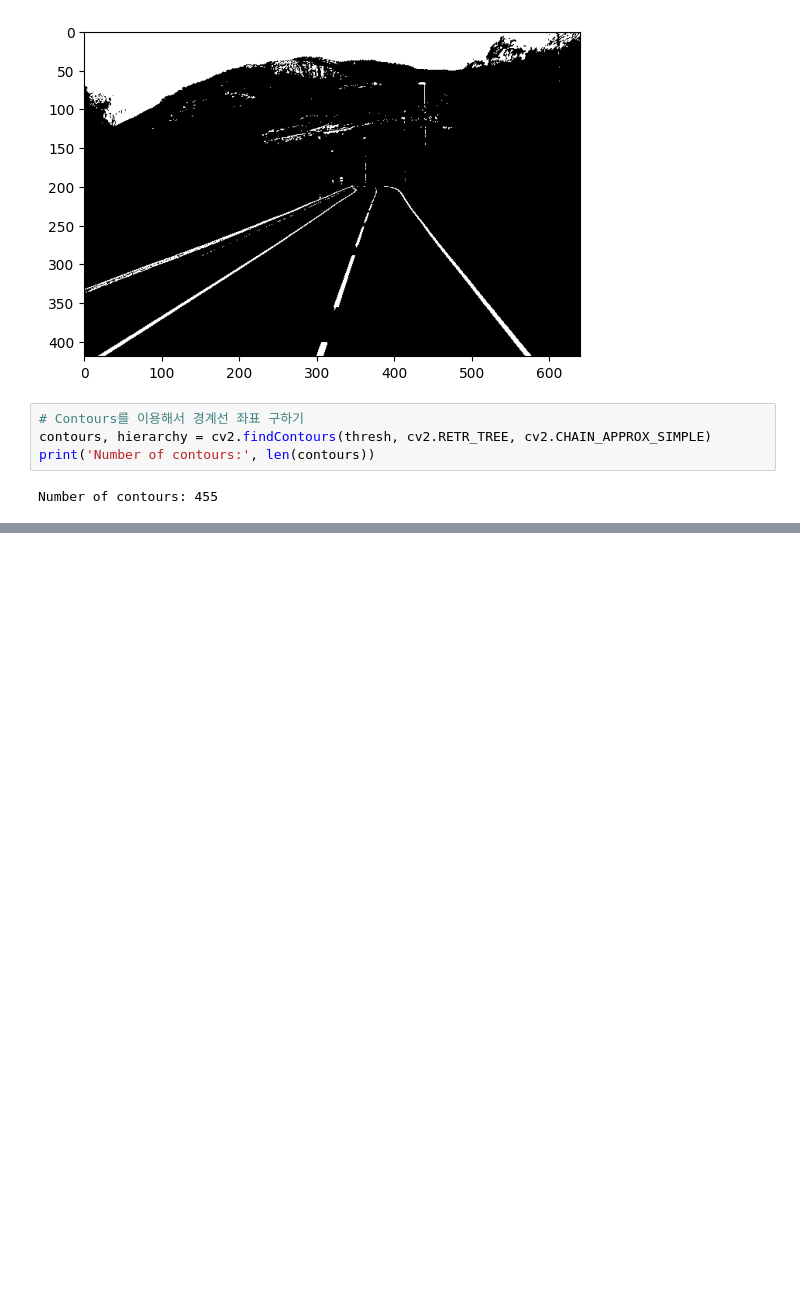
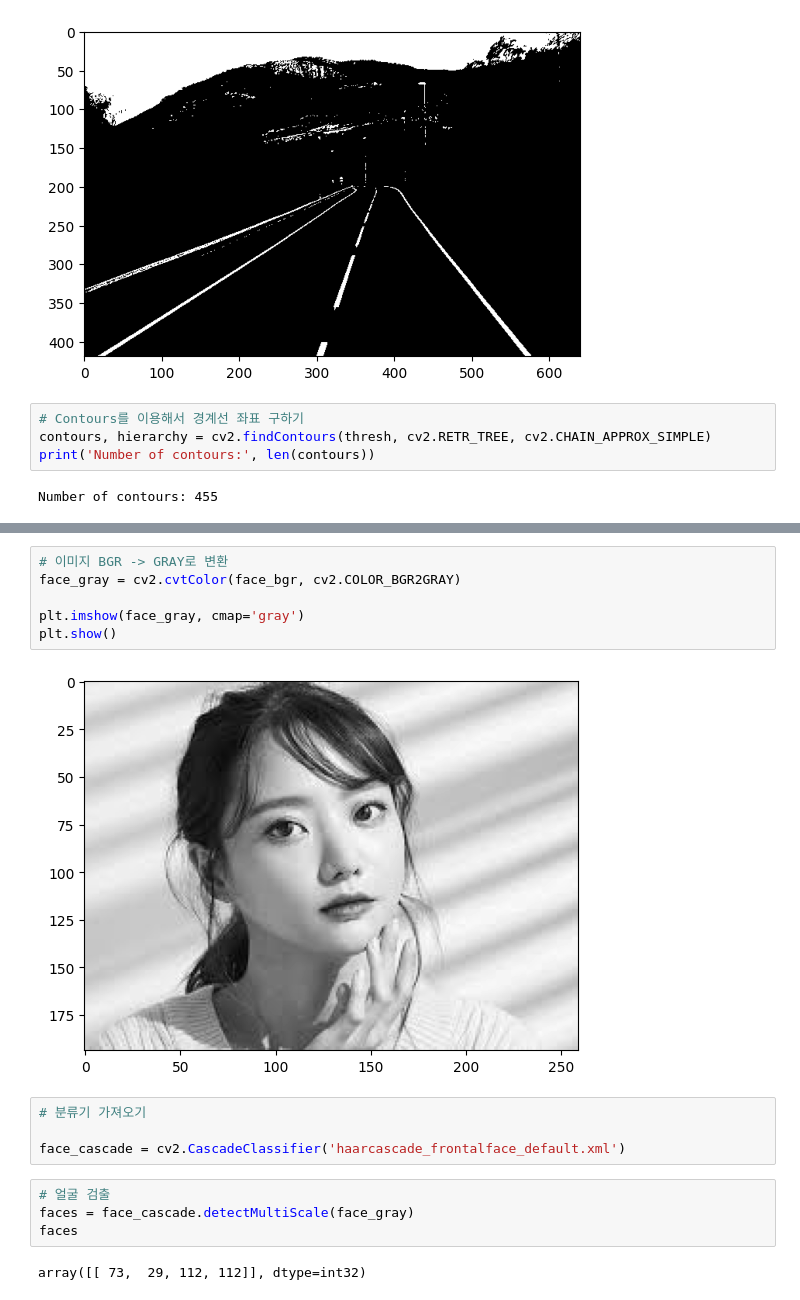
Before and after one commit to horolrolx/ai_visualization, a Jupyter notebook: day08/DAY8.ipynb, the cells around one changed output, grey strips where cells are left out. Drawn from its saved outputs; the diff is of its cells as text; blank space fills up the shorter version.

```diff
--- a/day08/DAY8.ipynb
+++ b/day08/DAY8.ipynb
@@ -180,0 +189,18 @@ plt.show()
+# %%
+# 이미지 BGR -> GRAY로 변환
+face_gray = cv2.cvtColor(face_bgr, cv2.COLOR_BGR2GRAY)
+
+plt.imshow(face_gray, cmap='gray')
+plt.show()
+# %% [output]
+[figure, added]
+# %%
+# 분류기 가져오기
+
+face_cascade = cv2.CascadeClassifier('haarcascade_frontalface_default.xml')
+# %%
+# 얼굴 검출
+faces = face_cascade.detectMultiScale(face_gray)
+faces
+# %% [output]
+array([[ 73,  29, 112, 112]], dtype=int32)
```
Also changed, not shown: parts of 5 cells of this notebook, 3 other files.
